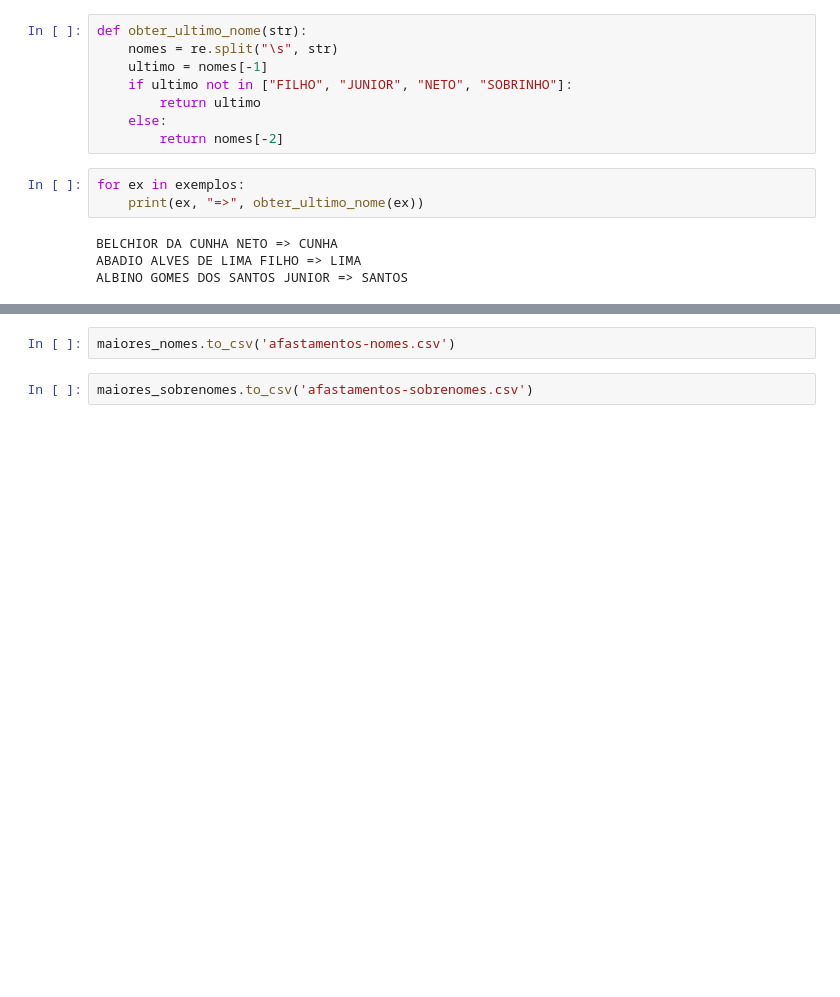
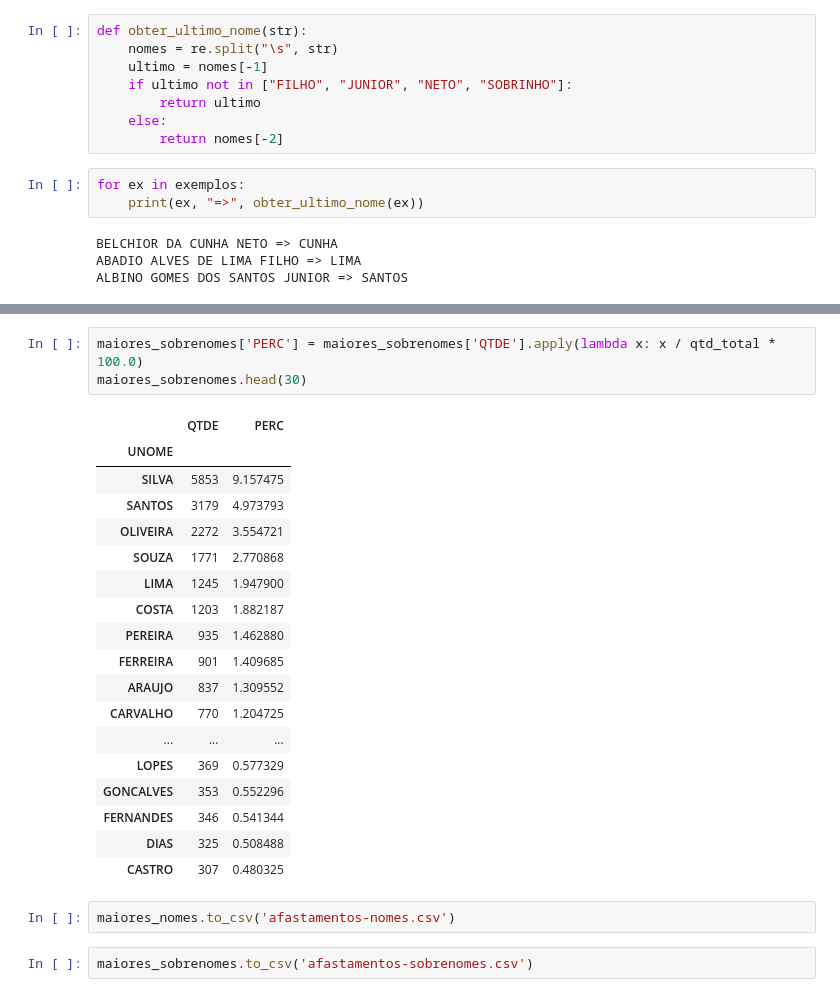
Before and after one commit to hjort/analise-pessoas-brasil, a Jupyter notebook: 41-analise-servidores-afastamento.ipynb, the cells around one changed output, grey strips where cells are left out. Cells and saved outputs as stored; diff of their text form; blank space fills up the shorter version.

```diff
--- a/41-analise-servidores-afastamento.ipynb
+++ b/41-analise-servidores-afastamento.ipynb
@@ -156,3 +147,25 @@ maiores_sobrenomes.head(30)
+# %%
+maiores_sobrenomes['PERC'] = maiores_sobrenomes['QTDE'].apply(lambda x: x / qtd_total * 100.0)
+maiores_sobrenomes.head(30)
+# %% [output]
+|  | QTDE | PERC |
+| UNOME |  |  |
+| SILVA | 5853 | 9.157475 |
+| SANTOS | 3179 | 4.973793 |
+| OLIVEIRA | 2272 | 3.554721 |
+| SOUZA | 1771 | 2.770868 |
+| LIMA | 1245 | 1.947900 |
+| COSTA | 1203 | 1.882187 |
+| PEREIRA | 935 | 1.462880 |
+| FERREIRA | 901 | 1.409685 |
+| ARAUJO | 837 | 1.309552 |
+| CARVALHO | 770 | 1.204725 |
+| ... | ... | ... |
+| LOPES | 369 | 0.577329 |
+| GONCALVES | 353 | 0.552296 |
+| FERNANDES | 346 | 0.541344 |
+| DIAS | 325 | 0.508488 |
+| CASTRO | 307 | 0.480325 |
 # %%
 maiores_nomes.to_csv('afastamentos-nomes.csv')
 # %%
```
Also changed, not shown: parts of 6 cells of this notebook, 4 other files.
